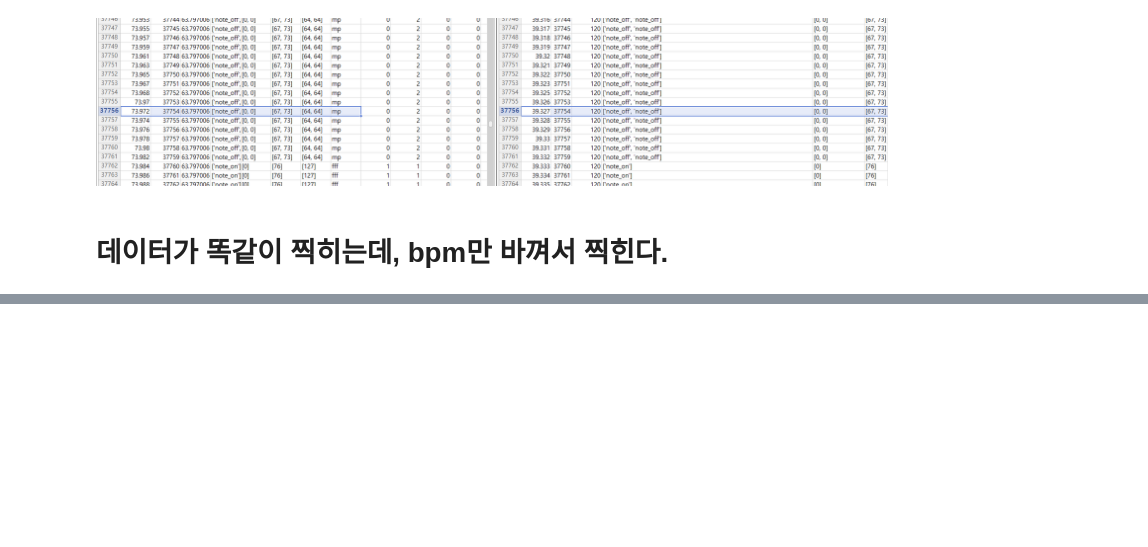
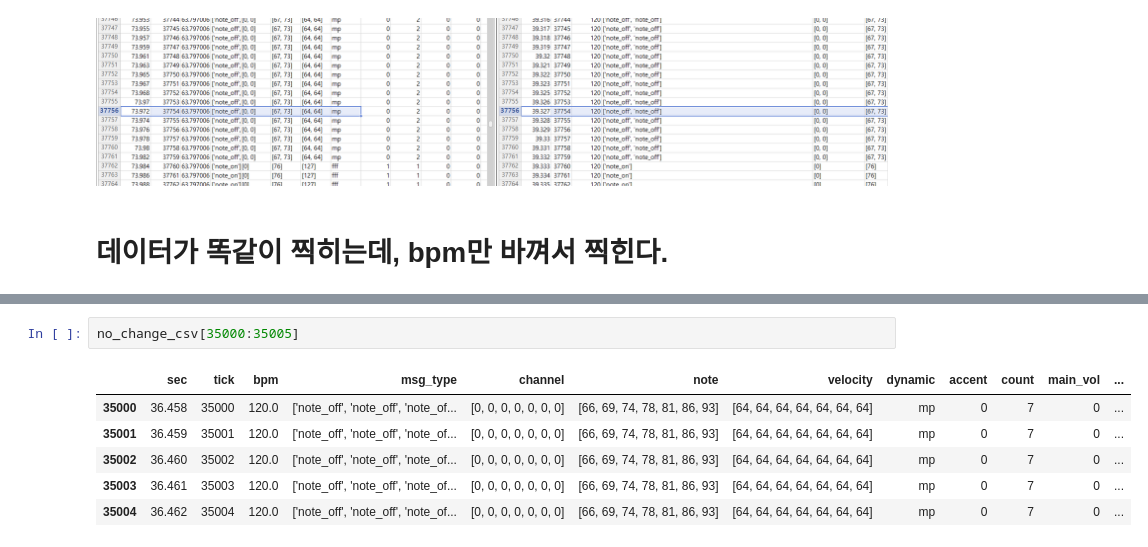
Before and after one commit to dalabdgw/Research_and_Experimental_Results, a Jupyter notebook: Piano Performance Evaluation/MinseoPark/comparison.ipynb, the cells around one changed output, grey strips where cells are left out. Drawn from its saved outputs; the diff is of its cells as text; blank space fills up the shorter version.

```diff
--- a/Piano Performance Evaluation/MinseoPark/comparison.ipynb
+++ b/Piano Performance Evaluation/MinseoPark/comparison.ipynb
@@ -432,0 +451,9 @@ Tempo set to 500000
+# %%
+no_change_csv[35000:35005]
+# %% [output]
+|  | sec | tick | bpm | msg_type | channel | note | velocity | dynamic | accent | count | main_vol | ... |
+| 35000 | 36.458 | 35000 | 120.0 | ['note_off', 'note_off', 'note_of... | [0, 0, 0, 0, 0, 0, 0] | [66, 69, 74, 78, 81, 86, 93] | [64, 64, 64, 64, 64, 64, 64] | mp | 0 | 7 | 0 | ... |
+| 35001 | 36.459 | 35001 | 120.0 | ['note_off', 'note_off', 'note_of... | [0, 0, 0, 0, 0, 0, 0] | [66, 69, 74, 78, 81, 86, 93] | [64, 64, 64, 64, 64, 64, 64] | mp | 0 | 7 | 0 | ... |
+| 35002 | 36.460 | 35002 | 120.0 | ['note_off', 'note_off', 'note_of... | [0, 0, 0, 0, 0, 0, 0] | [66, 69, 74, 78, 81, 86, 93] | [64, 64, 64, 64, 64, 64, 64] | mp | 0 | 7 | 0 | ... |
+| 35003 | 36.461 | 35003 | 120.0 | ['note_off', 'note_off', 'note_of... | [0, 0, 0, 0, 0, 0, 0] | [66, 69, 74, 78, 81, 86, 93] | [64, 64, 64, 64, 64, 64, 64] | mp | 0 | 7 | 0 | ... |
+| 35004 | 36.462 | 35004 | 120.0 | ['note_off', 'note_off', 'note_of... | [0, 0, 0, 0, 0, 0, 0] | [66, 69, 74, 78, 81, 86, 93] | [64, 64, 64, 64, 64, 64, 64] | mp | 0 | 7 | 0 | ... |
```
Also changed, not shown: parts of 3 cells of this notebook.
